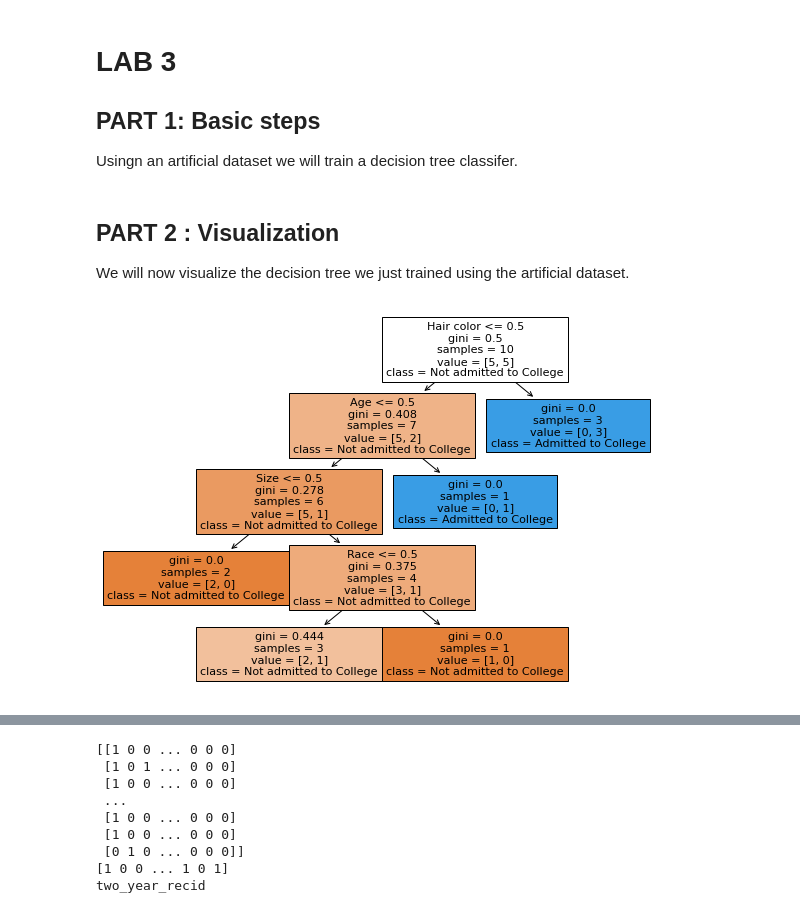
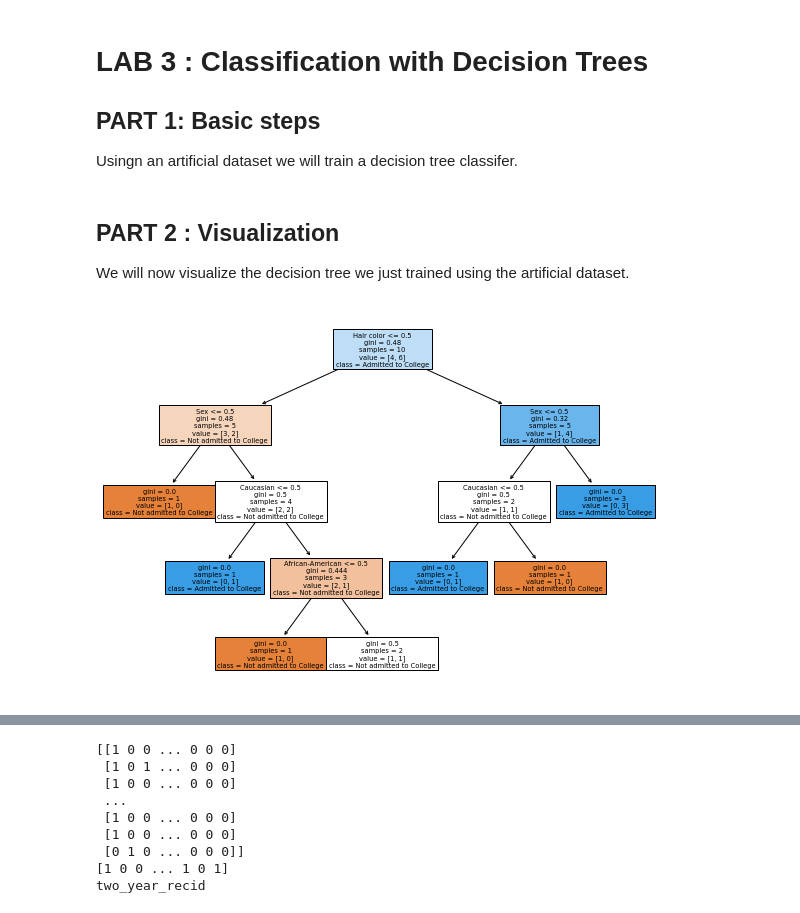
Before and after one commit to andreapefe/ML_LabReport, a Jupyter notebook: Compte-Rendu.ipynb, the cells around one changed output, grey strips where cells are left out. Saved outputs shown, nothing was run; the diff lists cells and outputs as text; code cells hidden in the pictures.

```diff
--- a/Compte-Rendu.ipynb
+++ b/Compte-Rendu.ipynb
@@ -14,5 +1011,5 @@ Members:
 # %% [markdown]
-# LAB 3
+# LAB 3 : Classification with Decision Trees
 
 ## PART 1: Basic steps
 
@@ -35,11 +1032,11 @@ We will now visualize the decision tree we just trained using the artificial dat
 # %%
 fig = plt.figure(figsize=(10,7))
 _ = tree.plot_tree(clf,
-                   feature_names= ("Age","Size" , "Race", "Hair color"),
+                   feature_names= ("Sex","African-American" , "Caucasian", "Hair color"),
                    class_names= ("Not admitted to College", "Admitted to College" ),
                    filled=True)
 # %% [output]
-[figure, old version]
+[figure, new version]
 # %% [markdown]
 ## PART 3: The compass dataset
 
```
Also changed, not shown: parts of 55 cells of this notebook.
